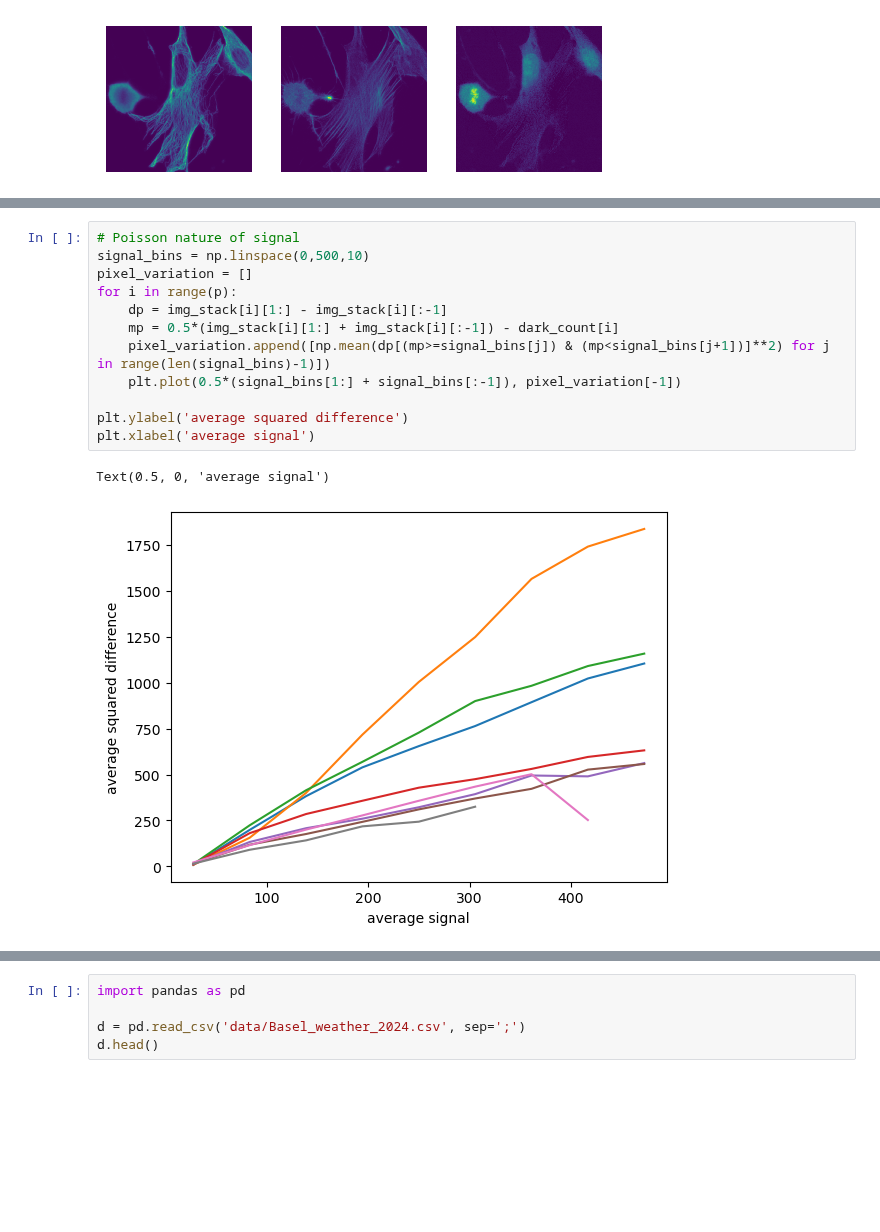
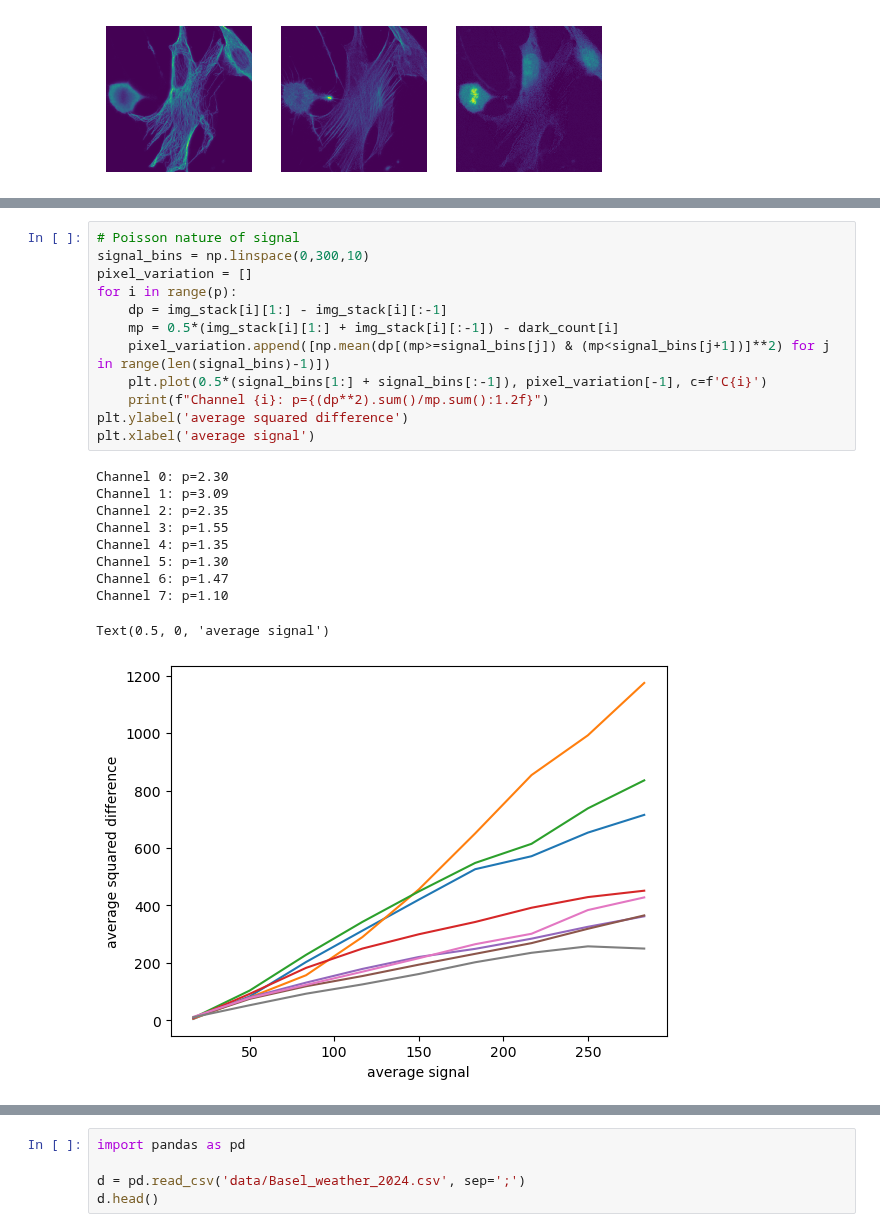
Before and after one commit to neherlab/data-to-physical-models-in-biology-materials, a Jupyter notebook: w09-DimensionalReductions.ipynb, the cells around one changed output, grey strips where cells are left out. Cells and saved outputs as stored; diff of their text form; blank space fills up the shorter version.

```diff
--- a/w09-DimensionalReductions.ipynb
+++ b/w09-DimensionalReductions.ipynb
@@ -134,15 +141,23 @@ for i in range(k):
 # %%
 # Poisson nature of signal
-signal_bins = np.linspace(0,500,10)
+signal_bins = np.linspace(0,300,10)
 pixel_variation = []
 for i in range(p):
     dp = img_stack[i][1:] - img_stack[i][:-1]
     mp = 0.5*(img_stack[i][1:] + img_stack[i][:-1]) - dark_count[i]
     pixel_variation.append([np.mean(dp[(mp>=signal_bins[j]) & (mp<signal_bins[j+1])]**2) for j in range(len(signal_bins)-1)])
-    plt.plot(0.5*(signal_bins[1:] + signal_bins[:-1]), pixel_variation[-1])
-
+    plt.plot(0.5*(signal_bins[1:] + signal_bins[:-1]), pixel_variation[-1], c=f'C{i}')
+    print(f"Channel {i}: p={(dp**2).sum()/mp.sum():1.2f}")
 plt.ylabel('average squared difference')
 plt.xlabel('average signal')
 # %% [output]
-Text(0.5, 0, 'average signal')
+Channel 0: p=2.30
+Channel 1: p=3.09
+Channel 2: p=2.35
+Channel 3: p=1.55
+Channel 4: p=1.35
+Channel 5: p=1.30
+Channel 6: p=1.47
+Channel 7: p=1.10
+Text(0.5, 0, 'average signal')
-[figure, old version]
+[figure, new version]
```
Also changed, not shown: parts of 14 cells of this notebook.
